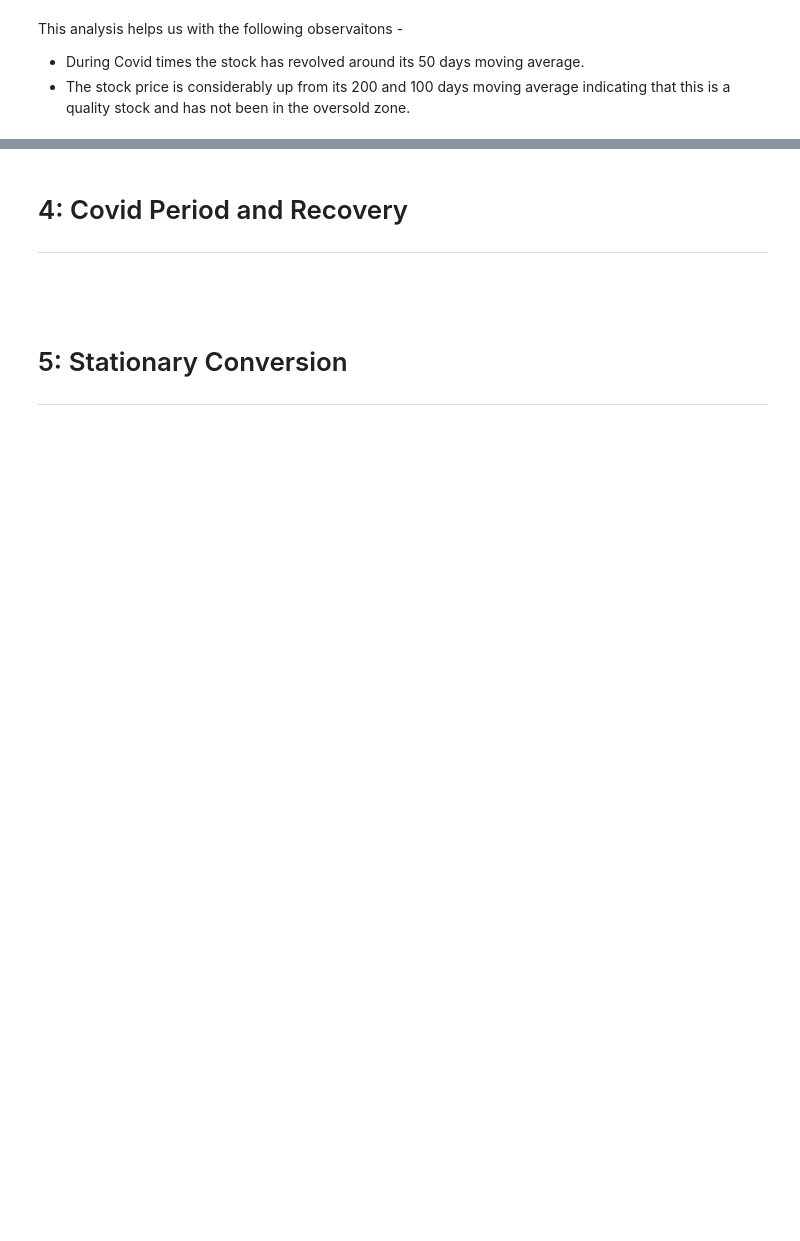
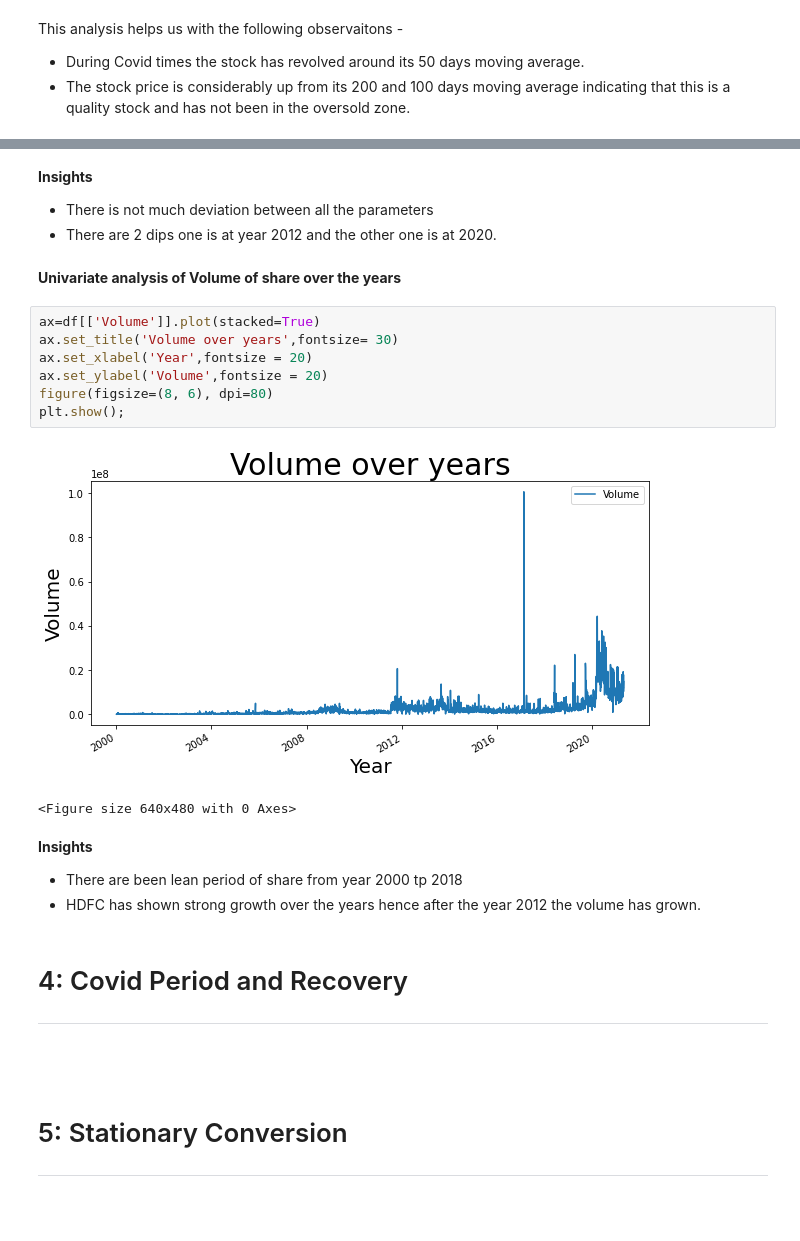
Before and after one commit to hargurjeet/MachineLearning, a Jupyter notebook: Nifty_50_Time_Series_Forecasting.ipynb, the cells around one changed output, grey strips where cells are left out. Saved outputs shown, nothing was run; the diff lists cells and outputs as text; blank space fills up the shorter version.

```diff
--- a/Nifty_50_Time_Series_Forecasting.ipynb
+++ b/Nifty_50_Time_Series_Forecasting.ipynb
@@ -312,3 +380,24 @@ This analysis helps us with the following observaitons -
+# %% [markdown]
+**Insights**
+
+- There is not much deviation between all the parameters
+- There are 2 dips one is at year 2012 and the other one is at 2020.
+# %% [markdown]
+**Univariate analysis of Volume of share over the years**
+# %%
+ax=df[['Volume']].plot(stacked=True)
+ax.set_title('Volume over years',fontsize= 30)
+ax.set_xlabel('Year',fontsize = 20)
+ax.set_ylabel('Volume',fontsize = 20)
+figure(figsize=(8, 6), dpi=80)
+plt.show();
+# %% [output]
+[figure, added]
+<Figure size 640x480 with 0 Axes>
+# %% [markdown]
+**Insights**
+- There are been lean period of share from year 2000 tp 2018
+- HDFC has shown strong growth over the years hence after the year 2012 the volume has grown.
 # %% [markdown]
 # 4: Covid Period and Recovery <a name="4"></a>
 
```
Also changed, not shown: parts of 9 cells of this notebook.
